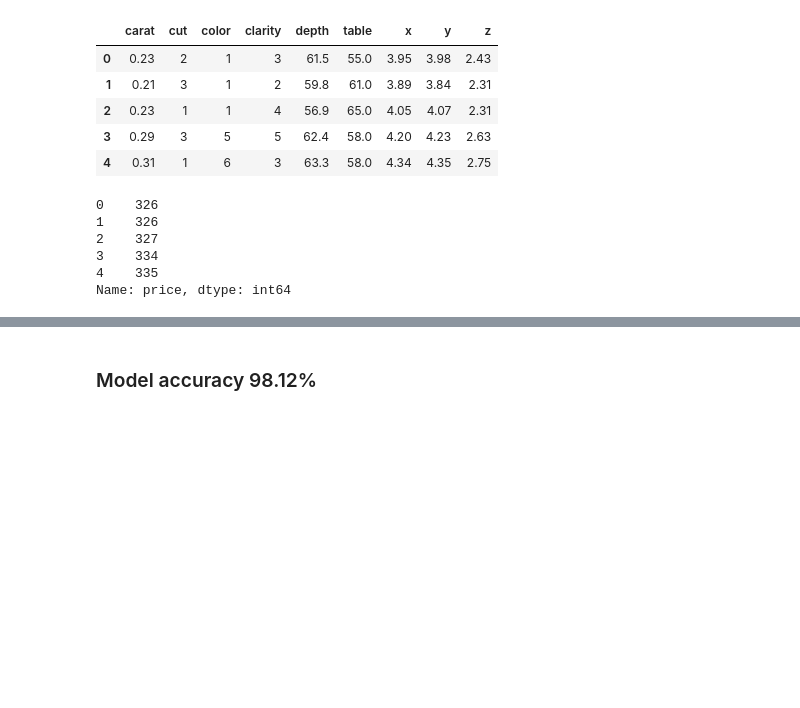
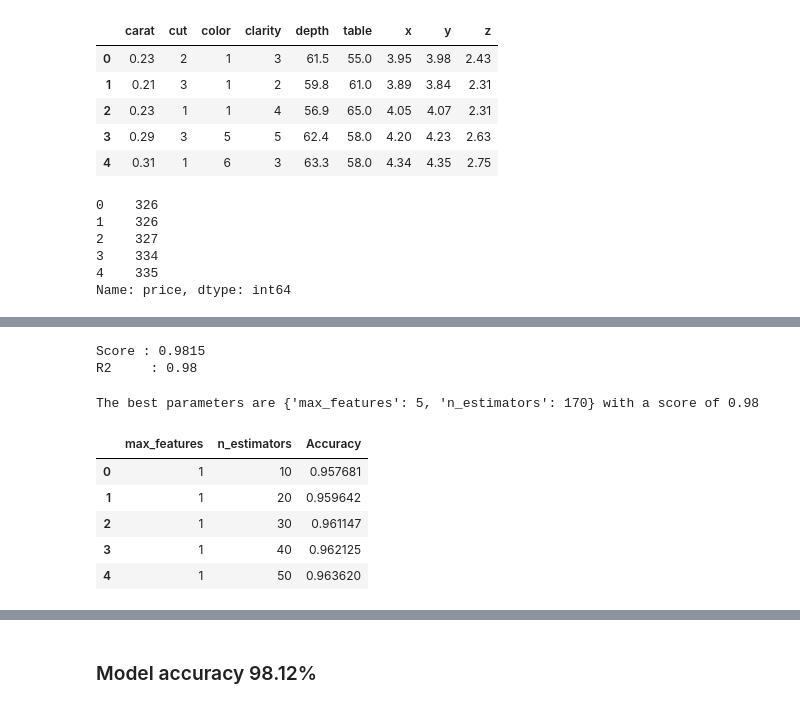
Before and after one commit to Ammar743/ML-Diamond, a Jupyter notebook: Diamond Price Prediction.ipynb, the cells around one changed output, grey strips where cells are left out. Saved outputs shown, nothing was run; the diff lists cells and outputs as text; code cells hidden in the pictures; blank space fills up the shorter version.

```diff
--- a/Diamond Price Prediction.ipynb
+++ b/Diamond Price Prediction.ipynb
@@ -347,0 +352,25 @@ RMSE: 392.3186608981691
+# %%
+classifier_RandomForest=GridSearchCV(estimator=RandomForestRegressor(),param_grid=params_dict,scoring='r2')
+classifier_RandomForest.fit(featurs_train,target_train)
+print('Score : %.4f' % classifier_RandomForest.score(featurs_test, target_test))
+pred_RandomForest = classifier_RandomForest.predict(featurs_test)
+r2 = r2_score(target_test, pred_RandomForest)
+print('R2     : %0.2f ' % r2)
+# %% [output]
+Score : 0.9815
+R2     : 0.98
+# %%
+print("The best parameters are %s with a score of %0.2f"
+      % (classifier_RandomForest.best_params_, classifier_RandomForest.best_score_))
+# %% [output]
+The best parameters are {'max_features': 5, 'n_estimators': 170} with a score of 0.98
+# %%
+grid_results_RandomForest = pd.concat([pd.DataFrame(classifier_RandomForest.cv_results_["params"]),pd.DataFrame(classifier_RandomForest.cv_results_["mean_test_score"], columns=["Accuracy"])],axis=1)
+grid_results_RandomForest.head()
+# %% [output]
+|  | max_features | n_estimators | Accuracy |
+| 0 | 1 | 10 | 0.957681 |
+| 1 | 1 | 20 | 0.959642 |
+| 2 | 1 | 30 | 0.961147 |
+| 3 | 1 | 40 | 0.962125 |
+| 4 | 1 | 50 | 0.963620 |
```
Also changed, not shown: parts of 39 cells of this notebook, 1 other file.
